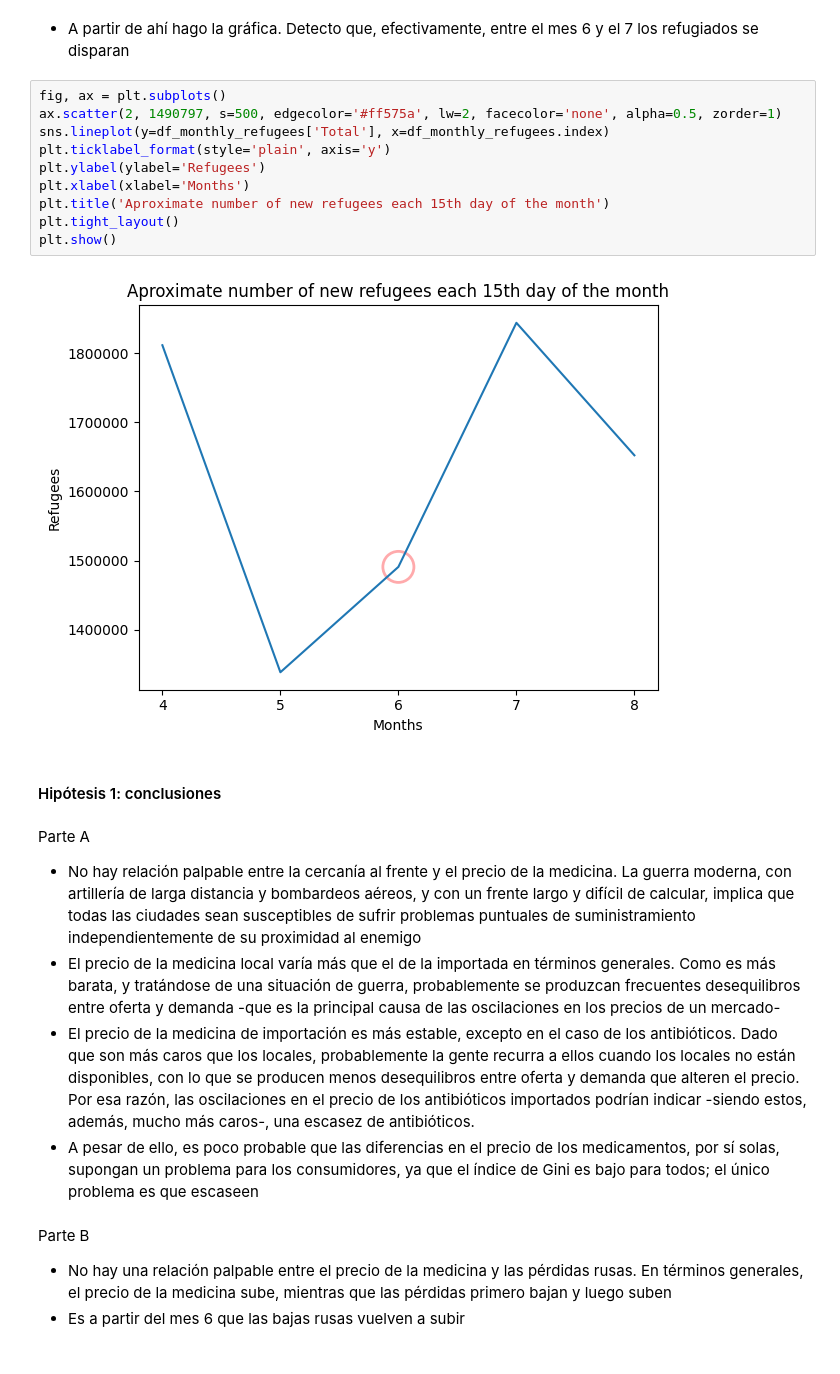
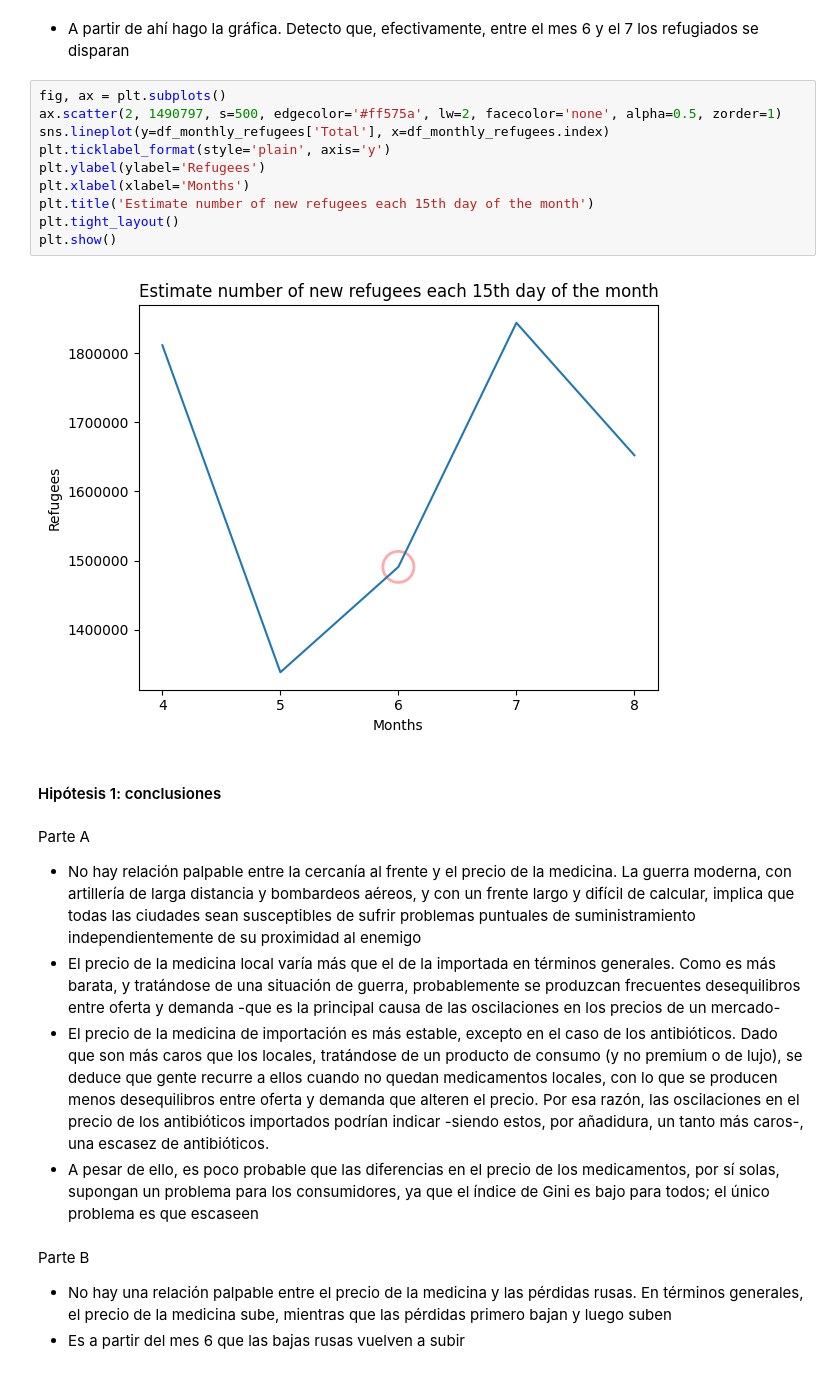
Before and after one commit to RogerPerello/EDA_project, a Jupyter notebook: src/EDA.ipynb, the cells around one changed output. Cells and saved outputs as stored; diff of their text form.

```diff
--- a/src/EDA.ipynb
+++ b/src/EDA.ipynb
@@ -754,22 +737,22 @@ df_monthly_refugees
 # %%
 fig, ax = plt.subplots()
 ax.scatter(2, 1490797, s=500, edgecolor='#ff575a', lw=2, facecolor='none', alpha=0.5, zorder=1)
 sns.lineplot(y=df_monthly_refugees['Total'], x=df_monthly_refugees.index)
 plt.ticklabel_format(style='plain', axis='y')
 plt.ylabel(ylabel='Refugees')
 plt.xlabel(xlabel='Months')
-plt.title('Aproximate number of new refugees each 15th day of the month')
+plt.title('Estimate number of new refugees each 15th day of the month')
 plt.tight_layout()
 plt.show()
 # %% [output]
-[figure, old version]
+[figure, new version]
 # %% [markdown]
 #### Hipótesis 1: conclusiones
 # %% [markdown]
 Parte A
 - No hay relación palpable entre la cercanía al frente y el precio de la medicina. La guerra moderna, con artillería de larga distancia y bombardeos aéreos, y con un frente largo y difícil de calcular, implica que todas las ciudades sean susceptibles de sufrir problemas puntuales de suministramiento independientemente de su proximidad al enemigo
 - El precio de la medicina local varía más que el de la importada en términos generales. Como es más barata, y tratándose de una situación de guerra, probablemente se produzcan frecuentes desequilibros entre oferta y demanda -que es la principal causa de las oscilaciones en los precios de un mercado-
-- El precio de la medicina de importación es más estable, excepto en el caso de los antibióticos. Dado que son más caros que los locales, probablemente la gente recurra a ellos cuando los locales no están disponibles, con lo que se producen menos desequilibros entre oferta y demanda que alteren el precio. Por esa razón, las oscilaciones en el precio de los antibióticos importados podrían indicar -siendo estos, además, mucho más caros-, una escasez de antibióticos.
+- El precio de la medicina de importación es más estable, excepto en el caso de los antibióticos. Dado que son más caros que los locales, tratándose de un producto de consumo (y no premium o de lujo), se deduce que gente recurre a ellos cuando no quedan medicamentos locales, con lo que se producen menos desequilibros entre oferta y demanda que alteren el precio. Por esa razón, las oscilaciones en el precio de los antibióticos importados podrían indicar -siendo estos, por añadidura, un tanto más caros-, una escasez de antibióticos.
 - A pesar de ello, es poco probable que las diferencias en el precio de los medicamentos, por sí solas, supongan un problema para los consumidores, ya que el índice de Gini es bajo para todos; el único problema es que escaseen
 # %% [markdown]
 Parte B
```
Also changed, not shown: parts of 12 cells of this notebook, 3 other files.
